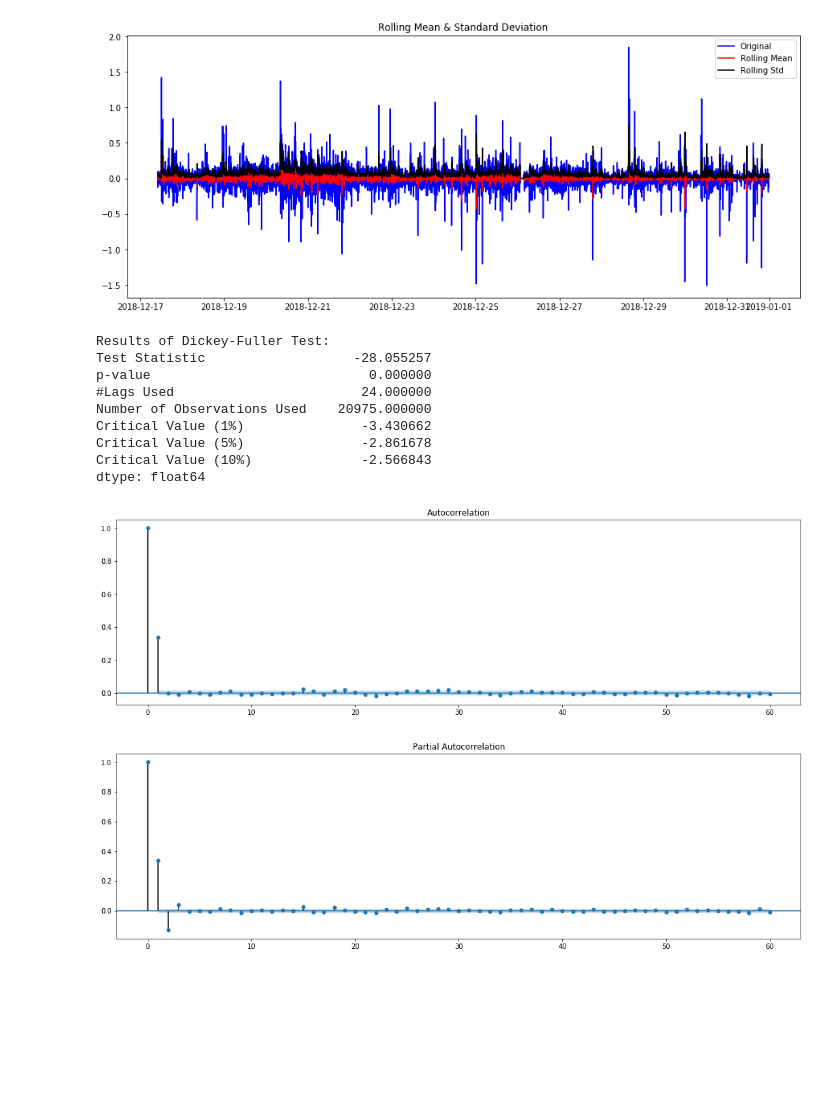
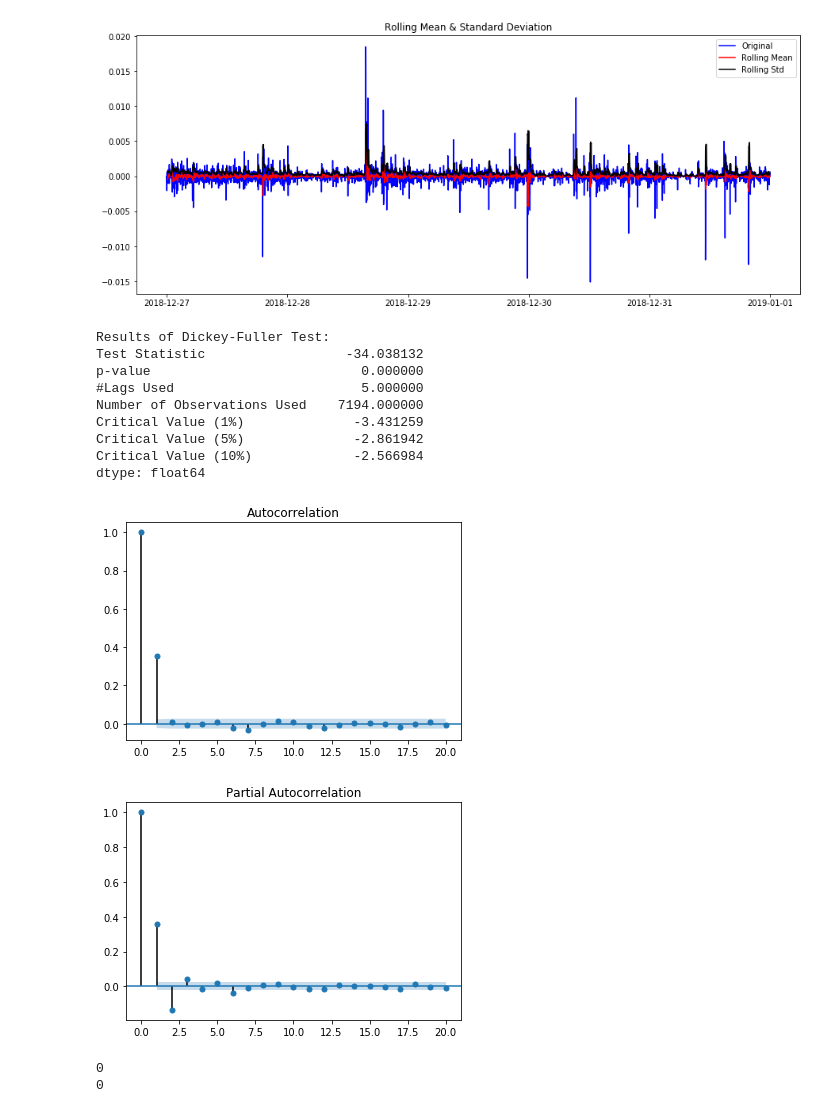
Before and after one commit to BinaryTree1/Ruder, a Jupyter notebook: Arima.ipynb, the cells around one changed output. Saved outputs shown, nothing was run; the diff lists cells and outputs as text; code cells hidden in the pictures; blank space fills up the shorter version.

```diff
--- a/Arima.ipynb
+++ b/Arima.ipynb
@@ -40,4 +42,10 @@ def plot_residuals(df):
     print(residuals.describe())
     (residuals*residuals).plot()
     plot_correlation(residuals*residuals)
+
+def plot_correlation(data):
+    plot_acf(data,lags=20)
+    plt.show()
+    plot_pacf(data,lags=20)
+    plt.show()
 # %%
@@ -64,38 +73,33 @@ dtype: float64
 # %%
+# Transformiramo vremensku seriju u stacionarni oblik. Nakon transformacije u postotnu promjenu
+# vremenska serija postaje stacionarana p<0.05.
 data = data.pct_change()
-data.replace([np.inf, -np.inf], np.nan).isnull().sum()
+data = data.replace([np.inf, -np.inf], np.nan)
 data = data.fillna(0)
+test_stationarity(data)
+plot_correlation(data)
+# %% [output]
+[figure, added]
+Results of Dickey-Fuller Test:
+Test Statistic                  -34.038132
+p-value                           0.000000
+#Lags Used                        5.000000
+Number of Observations Used    7194.000000
+Critical Value (1%)              -3.431259
+Critical Value (5%)              -2.861942
+Critical Value (10%)             -2.566984
+dtype: float64
+[figure, added]
+[figure, added]
-# %%
-test_stationarity(data)
-# %% [output]
-[figure, removed]
-Results of Dickey-Fuller Test:
-Test Statistic                   -28.055257
-p-value                            0.000000
-#Lags Used                        24.000000
-Number of Observations Used    20975.000000
-Critical Value (1%)               -3.430662
-Critical Value (5%)               -2.861678
-Critical Value (10%)              -2.566843
-dtype: float64
-# %%
-from statsmodels.graphics.tsaplots import plot_acf,plot_pacf
-def plot_correlation(data):
-    plot_acf(data,lags=60)
-    plt.show()
-    plot_pacf(data,lags=60)
-    plt.show()
-
-plot_correlation(data)
-# %% [output]
-[figure, removed]
-[figure, removed]
 # %%
-#divide into train and validation set
+# Razdvajamo podatke u train i test set
 train = data[:-30]
-train.replace([np.inf, -np.inf], np.nan).isnull().sum()
+print(train.replace([np.inf, -np.inf], np.nan).isnull().sum())
 train = train.fillna(0)
 test = data[-30:]
-test.replace([np.inf, -np.inf], np.nan).isnull().sum()
+print(test.replace([np.inf, -np.inf], np.nan).isnull().sum())
 test = test.fillna(0)
+# %% [output]
+0
+0
 # %%
```
Also changed, not shown: parts of 16 cells of this notebook, 4 other files.
